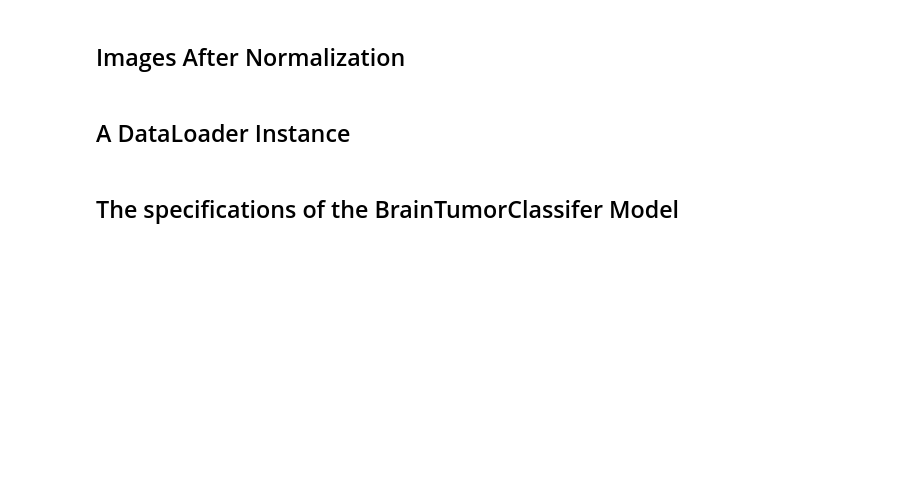
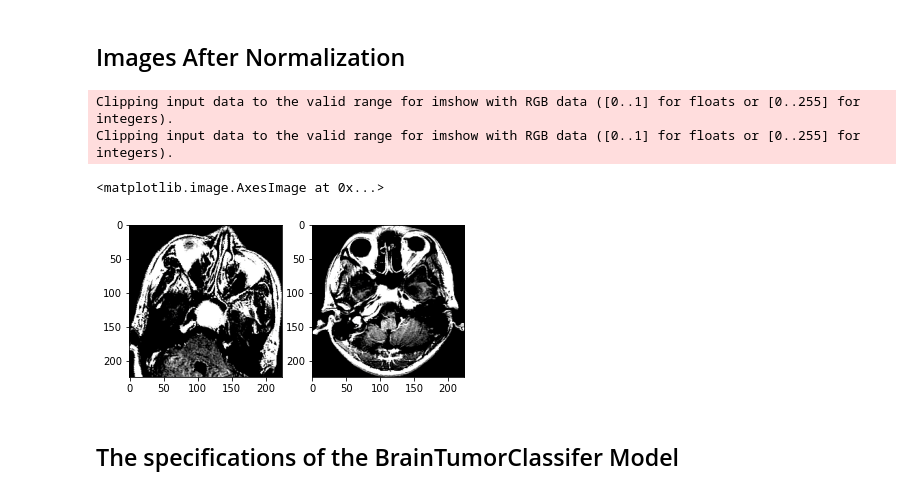
Before and after one commit to Mouafak-Khaled/Brain-Tumor-Classification-Using-CNN, a Jupyter notebook: train.ipynb, the cells around one changed output. Drawn from its saved outputs; the diff is of its cells as text; code cells hidden in the pictures; blank space fills up the shorter version.

```diff
--- a/train.ipynb
+++ b/train.ipynb
@@ -75,10 +113,10 @@ val_set= Subset(dataset, indecis[train_samples:])
 # %%
-train_loader = DataLoader(train_set, batch_size = 128, shuffle=True, num_workers=4, collate_fn=None,pin_memory=True)
+train_loader = DataLoader(train_set, batch_size = 128, sampler=sampler, shuffle=False, num_workers=4, collate_fn=None,pin_memory=True)
 validation_loader = DataLoader(val_set, batch_size = 256, shuffle=True, num_workers=4, collate_fn=None,pin_memory=True)
 test_loader = DataLoader(test_dataset, batch_size = 256, shuffle=True, num_workers=4, collate_fn=None,pin_memory=True)
 # %% [markdown]
 ## Calculating the Mean and Standard Deviation of the Data Subset
 # %%
-mean, std = get_mean_and_std(train_loader, train_samples, 256, dataset_mean_file, redo=False)
+mean, std = get_mean_and_std(train_loader, dataset_mean_file, redo=False)
 # %%
 print(mean, std)
@@ -85,13 +125,19 @@ print(mean, std)
 # %% [markdown]
 ## Set the Data Transforms to Apply Normalization
 # %%
-new_transforms = get_transforms(mean=mean,std=std)
+new_transforms = T.Compose([T.ToTensor(), T.Normalize(mean=mean, std=std)])
 # %%
-dataset.set_transforms(new_transforms)
+train_set.set_transforms(new_transforms)
+val_set.set_transforms(new_transforms)
 test_dataset.set_transforms(new_transforms)
 # %% [markdown]
 ## Images After Normalization
 # %%
 f, axarr = plt.subplots(1,2)
-axarr[0].imshow(train_set[3][0].permute(1, 2, 0))
+axarr[0].imshow(train_set[250][0].permute(1, 2, 0))
 axarr[1].imshow(test_dataset[3][0].permute(1, 2, 0))
+# %% [output]
+Clipping input data to the valid range for imshow with RGB data ([0..1] for floats or [0..255] for integers).
+Clipping input data to the valid range for imshow with RGB data ([0..1] for floats or [0..255] for integers).
+<matplotlib.image.AxesImage at 0x...>
+[figure, added]
@@ -103,2 +143,0 @@ def my_collate(batch):
-# %% [markdown]
-## A DataLoader Instance
```
Also changed, not shown: parts of 37 cells of this notebook, 5 other files.
